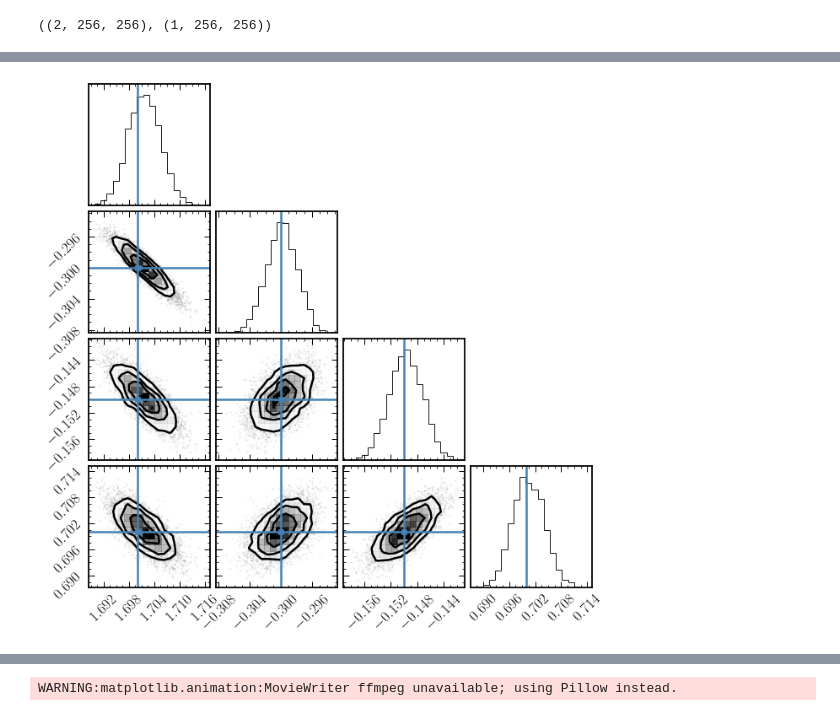
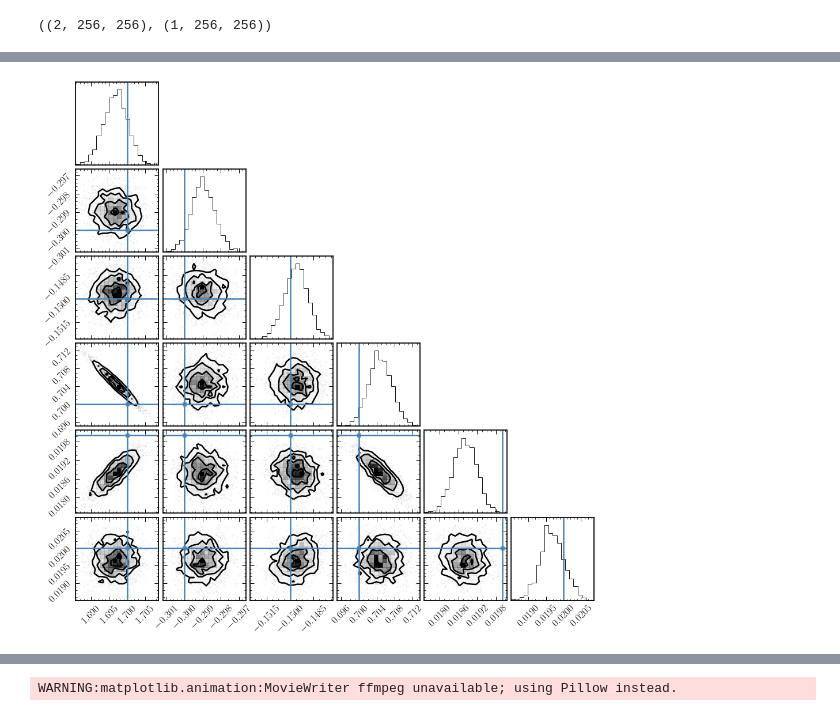
Before and after one commit to smsharma/lensing-neural-fields, a Jupyter notebook: notebooks/nerf_probabilistic_lens.ipynb, the cells around one changed output, grey strips where cells are left out. Saved outputs shown, nothing was run; the diff lists cells and outputs as text; code cells hidden in the pictures.

```diff
--- a/notebooks/nerf_probabilistic_lens.ipynb
+++ b/notebooks/nerf_probabilistic_lens.ipynb
@@ -405,13 +423,12 @@ momentum = 0.5
 optimizer_name = "adabelief"
 # %%
 train_epochs = 5000
-plot_every = 500
+plot_every = 200
 # %%
 from flax.training.lr_schedule import create_cosine_learning_rate_schedule
 
-
 lr_schedule = optax.cosine_decay_schedule(init_value=learning_rate_init, decay_steps=train_epochs)
-# lr_schedule_variational = optax.constant_schedule(value=learning_rate_variational)
+lr_schedule_variational = optax.constant_schedule(value=learning_rate_variational)
 # lr_schedule_variational = optax.cosine_decay_schedule(init_value=learning_rate_variational, decay_steps=train_epochs)
 # %%
 coords.shape, image_input.shape
@@ -440,11 +457,11 @@ elif optimizer_name == "adabelief":
 else:
     raise NotImplementedError
 
-# optimizer_variational = optax.adamw(learning_rate=lr_schedule_variational, weight_decay=weight_decay)
+optimizer_variational = optax.adabelief(learning_rate=lr_schedule_variational)
 
 # # Create the Training State
 label_fn = map_nested_fn(lambda k, _: "mlp" if k in ["w", "b"] else "var_params")
-tx = optax.multi_transform({'mlp': optimizer, 'var_params': optimizer}, label_fn)
+tx = optax.multi_transform({'mlp': optimizer, 'var_params': optimizer_variational}, label_fn)
 params = params.unfreeze()
 state = train_state.TrainState.create(apply_fn=model.apply, params=params, tx=tx)
 
@@ -509,15 +528,17 @@ array([ 1.7016478 , -0.29988456, -0.14975033,  0.70033529])
 # %%
 post_lens = dist.MultivariateNormal(loc=hist['loc_history'][-1], scale_tril=lct(hist['scale_tri_history'][-1]))
-post_lens_samples = np.asarray(post_lens.sample(key=key, sample_shape=(5000,)))
+post_lens_samples = np.asarray(post_lens.sample(key=key, sample_shape=(2000,)))
 # %%
 import corner
 
 corner.corner(post_lens_samples, truths=[hst_param_dict['theta_E'],
                                          hst_param_dict['theta_x_0'],
                                          hst_param_dict['theta_y_0'],
-                                         hst_param_dict['q']]);
+                                         hst_param_dict['q'],
+                                         ext_param_dict['gamma_1'],
+                                         ext_param_dict['gamma_2']]);
 # %% [output]
-[figure, old version]
+[figure, new version]
 # %%
 from matplotlib.patches import Ellipse
 
```
Also changed, not shown: parts of 29 cells of this notebook, 3 other files.
